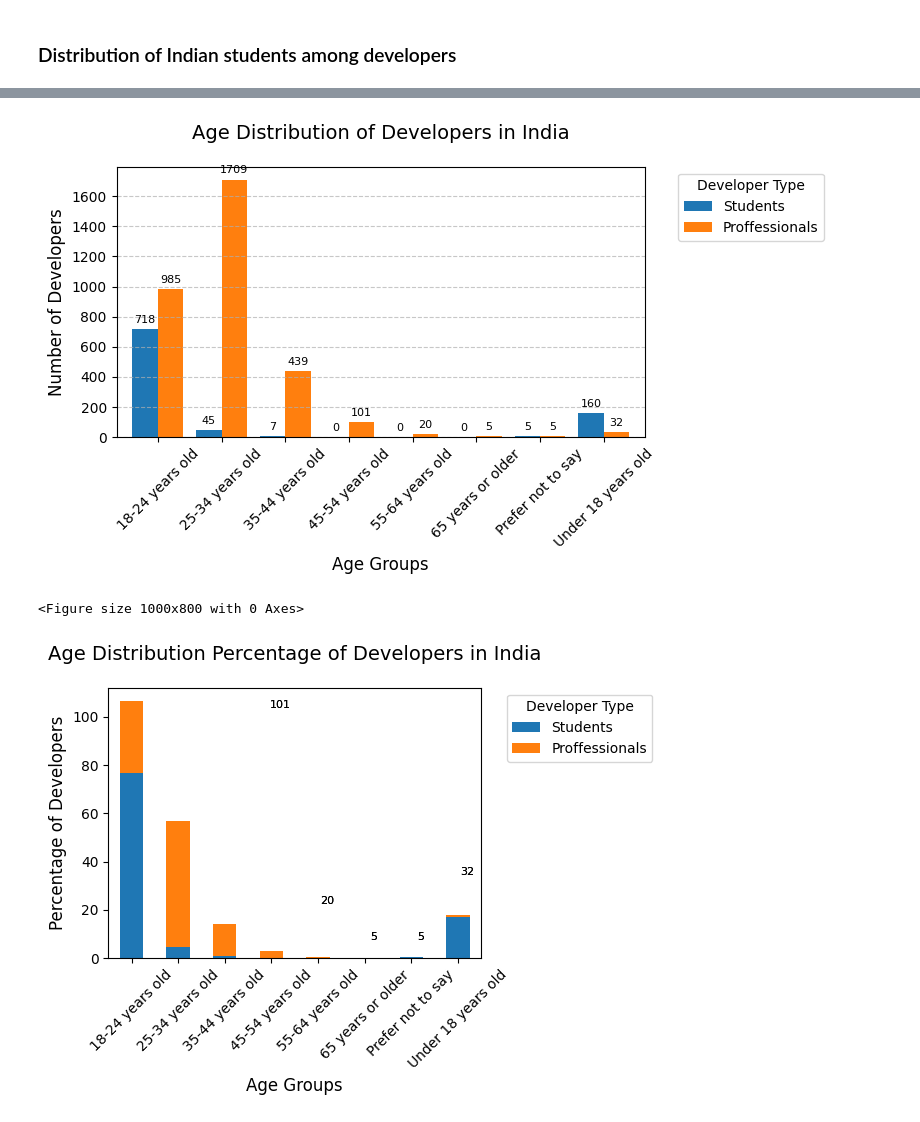
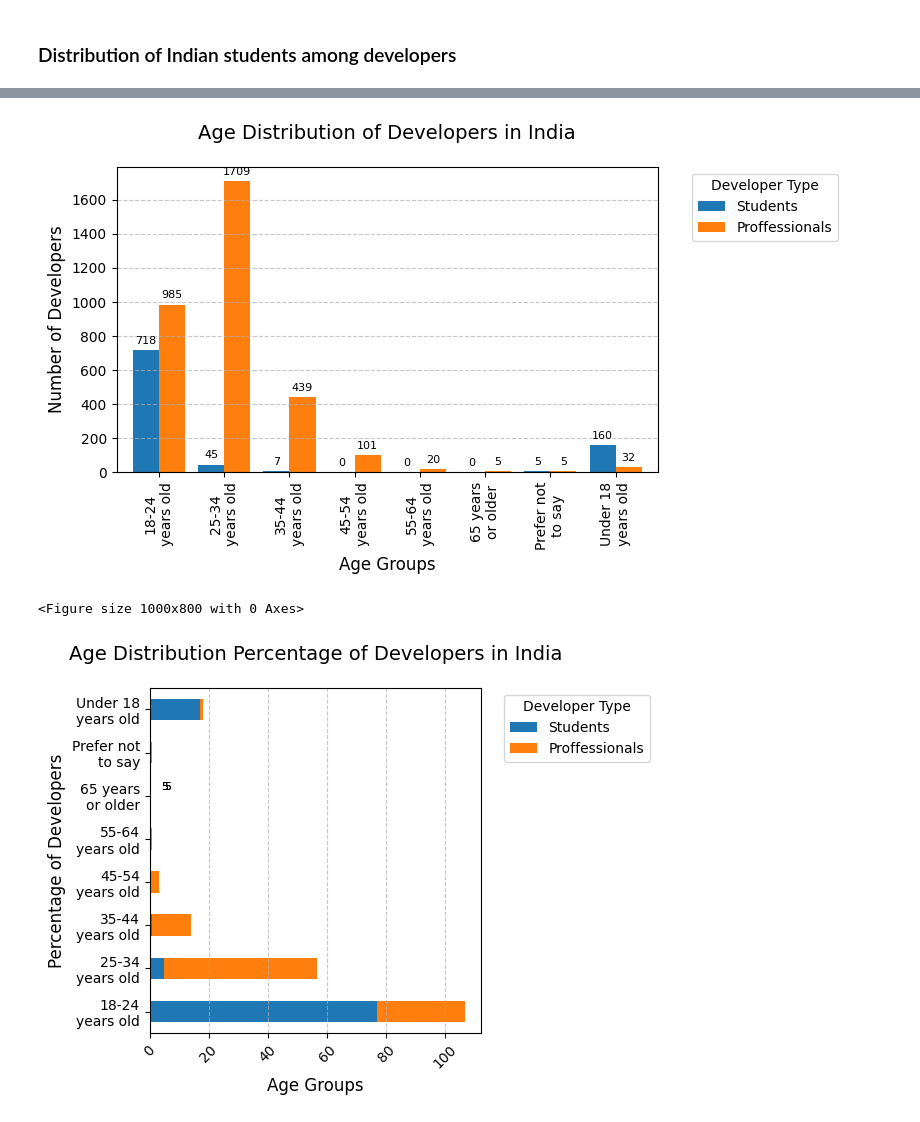
Before and after one commit to Kemphire/dav-project, a Jupyter notebook: main.ipynb, the cells around one changed output, grey strips where cells are left out. Cells and saved outputs as stored; diff of their text form; code cells hidden in the pictures.

```diff
--- a/main.ipynb
+++ b/main.ipynb
@@ -208,14 +222,23 @@ Name: TechDoc, Length: 4231, dtype: object
 # %%
 # Ther are values "Other's please specify" in the column DataType, we need to replace it with "Others"
 
-df.loc[:,"DevType"] = df.apply(lambda row: "Other" if pd.isna(row["DevType"]) else row["DevType"], axis=1)
-df.loc[df["DevType"].str.startswith("Other"),"DevType"] = "Other"
+df.loc[:, "DevType"] = df.apply(
+    lambda row: "Other" if pd.isna(row["DevType"]) else row["DevType"], axis=1
+)
+df.loc[df["DevType"].str.startswith("Other"), "DevType"] = "Other"
 # %%
 # filling OrgSize
 #   if row's DevType contains student them fill it with "I'm a student"
 
-df.loc[:,"OrgSize"] = df.apply(lambda row: "I'm a student" if pd.isna(row["OrgSize"]) and row["DevType"] == "Student" else row["OrgSize"], axis=1)
-df.loc[:,"OrgSize"] = df.apply(lambda row: "Confidential" if pd.isna(row["OrgSize"]) else row["OrgSize"], axis=1)
+df.loc[:, "OrgSize"] = df.apply(
+    lambda row: "I'm a student"
+    if pd.isna(row["OrgSize"]) and row["DevType"] == "Student"
+    else row["OrgSize"],
+    axis=1,
+)
+df.loc[:, "OrgSize"] = df.apply(
+    lambda row: "Confidential" if pd.isna(row["OrgSize"]) else row["OrgSize"], axis=1
+)
 df.OrgSize
 # %% [output]
 1                   Confidential
@@ -325,49 +354,55 @@ df.groupby(["DevType"])["DevType"].agg("count").plot.bar()
 # %% [markdown]
 ### Distribution of Indian students among developers
 # %%
-def age_distribution(df:pd.DataFrame):
-    temp_data:pd.DataFrame = df.copy()
-    temp_data["IsStudent"] = temp_data["Employment"].str.contains("Student",case=False)
+def age_distribution(df: pd.DataFrame):
+    temp_data: pd.DataFrame = df.copy()
+    temp_data["IsStudent"] = temp_data["Employment"].str.contains("Student", case=False)
 
-    age_dist = pd.DataFrame({
-        "Students": temp_data.loc[temp_data["IsStudent"],"Age"].value_counts(),
-        "Proffessionals":temp_data.loc[~temp_data["IsStudent"],"Age"].value_counts(),
-    }).fillna(0)
+    age_dist = pd.DataFrame(
+        {
+            "Students": temp_data.loc[temp_data["IsStudent"], "Age"].value_counts(),
+            "Proffessionals": temp_data.loc[
+                ~temp_data["IsStudent"], "Age"
+            ].value_counts(),
+        }
+    ).fillna(0)
 
-    print(age_dist,age_dist.index)
+    age_dist.index = [textwrap.fill(label,width=10) for label in age_dist.index]
+    print(age_dist.index)
 
     age_dist_percentage = age_dist.div(age_dist.sum()) * 100
 
     ax = age_dist.plot.bar(width=0.8)
 
-    plt.title('Age Distribution of Developers in India', fontsize=14, pad=20)
-    plt.xlabel('Age Groups', fontsize=12)
-    plt.ylabel('Number of Developers', fontsize=12)
+    plt.title("Age Distribution of Developers in India", fontsize=14, pad=20)
+    plt.xlabel("Age Groups", fontsize=12)
+    plt.ylabel("Number of Developers", fontsize=12)
 
-    plt.xticks(rotation=45)
+    # plt.xticks(rotation=45)
 
-    plt.grid(axis='y', linestyle='--', alpha=0.7)
+    plt.grid(axis="y", linestyle="--", alpha=0.7)
 
     plt.tight_layout()
 
-    plt.legend(title='Developer Type', bbox_to_anchor=(1.05, 1), loc='upper left')
+    plt.legend(title="Developer Type", bbox_to_anchor=(1.05, 1), loc="upper left")
 
     # adding info about the Total Number of devs just above the bar
     for container in ax.containers:
-        ax.bar_label(container, fmt='%.0f', padding=3,fontsize=8)
+        ax.bar_label(container, fmt="%.0f", padding=3, fontsize=8)
 
-    plt.figure(figsize=(10,8))
+    plt.figure(figsize=(10, 8))
 
-    ax2 = age_dist_percentage.plot.bar(stacked=True)
+    ax2 = age_dist_percentage.plot.barh(stacked=True)
+    plt.grid(axis="x", linestyle="--",alpha=0.7)
 
-    plt.title('Age Distribution Percentage of Developers in India', fontsize=14, pad=20)
-    plt.xlabel('Age Groups', fontsize=12)
-    plt.ylabel('Percentage of Developers', fontsize=12)
+    plt.title("Age Distribution Percentage of Developers in India", fontsize=14, pad=20)
+    plt.xlabel("Age Groups", fontsize=12)
+    plt.ylabel("Percentage of Developers", fontsize=12)
 
     for containers in ax2.containers:
         ax2.bar_label(container, fmt="%.0f", padding=3, fontsize=8)
 
-    plt.legend(title='Developer Type', bbox_to_anchor=(1.05, 1), loc='upper left')
+    plt.legend(title="Developer Type", bbox_to_anchor=(1.05, 1), loc="upper left")
 
     plt.xticks(rotation=45)
 
@@ -392,3 +418,3 @@ Under 18 years old     160.0              32 Index(['18-24 years old', '25-34 ye
-[figure, old version]
+[figure, new version]
 <Figure size 1000x800 with 0 Axes>
-[figure, old version]
+[figure, new version]
```
Also changed, not shown: parts of 30 cells of this notebook.
